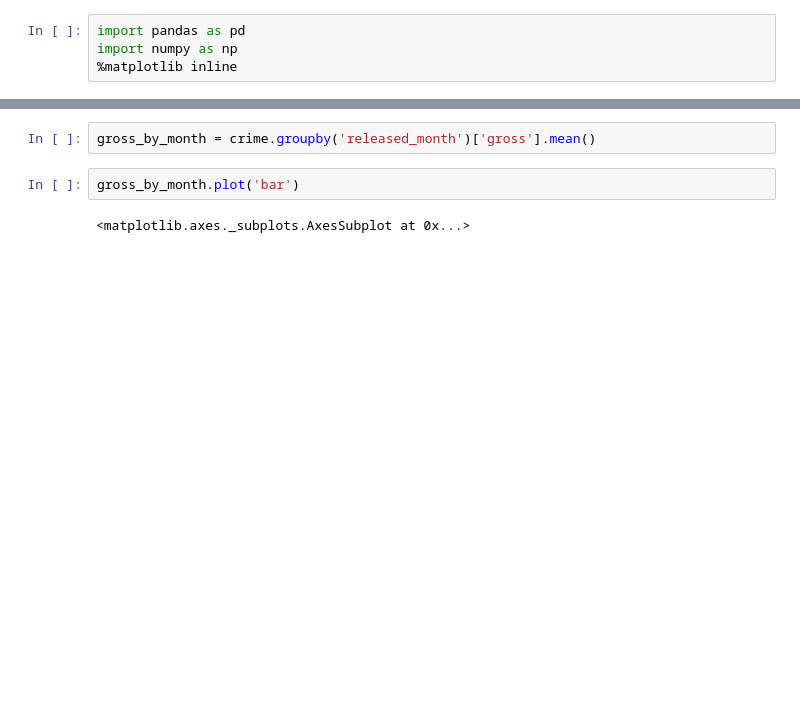
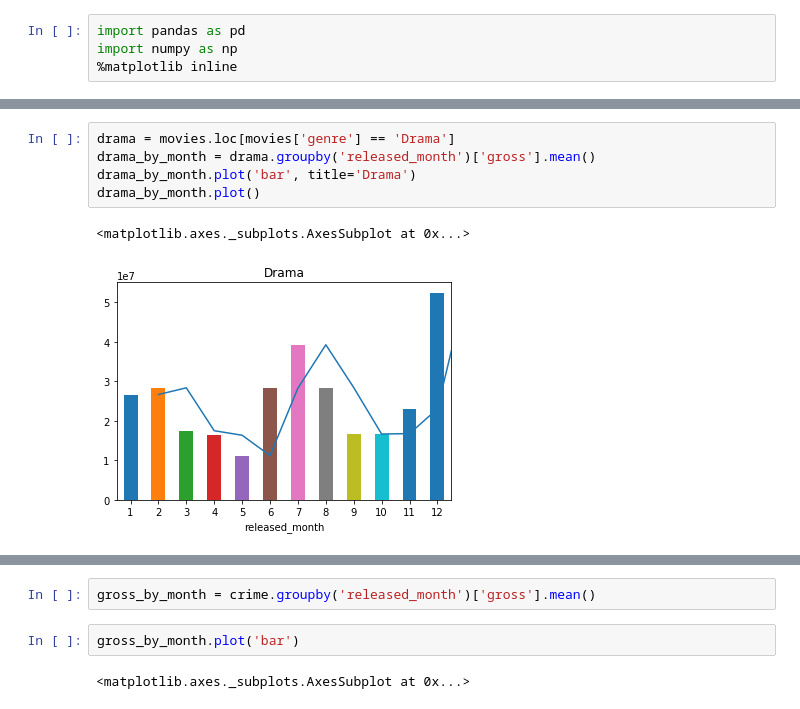
Before and after one commit to Dragon-Abyss/Cogs-Final, a Jupyter notebook: Movies.ipynb, the cells around one changed output, grey strips where cells are left out. Cells and saved outputs as stored; diff of their text form; blank space fills up the shorter version.

```diff
--- a/Movies.ipynb
+++ b/Movies.ipynb
@@ -61,0 +65,8 @@ crime
+# %%
+drama = movies.loc[movies['genre'] == 'Drama']
+drama_by_month = drama.groupby('released_month')['gross'].mean()
+drama_by_month.plot('bar', title='Drama')
+drama_by_month.plot()
+# %% [output]
+<matplotlib.axes._subplots.AxesSubplot at 0x...>
+[figure, added]
```
Also changed, not shown: parts of 16 cells of this notebook, 1 other file.
